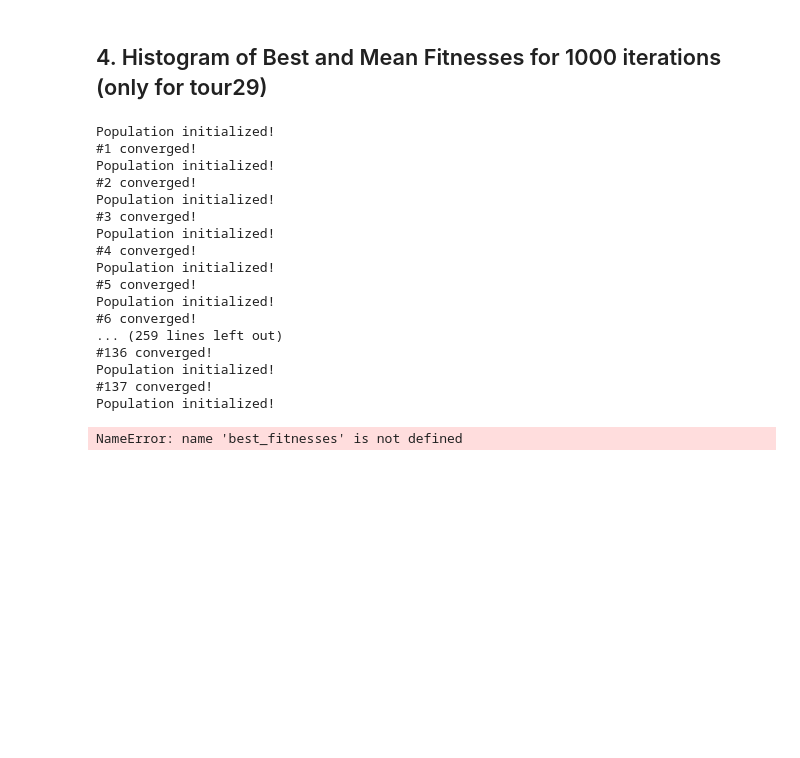
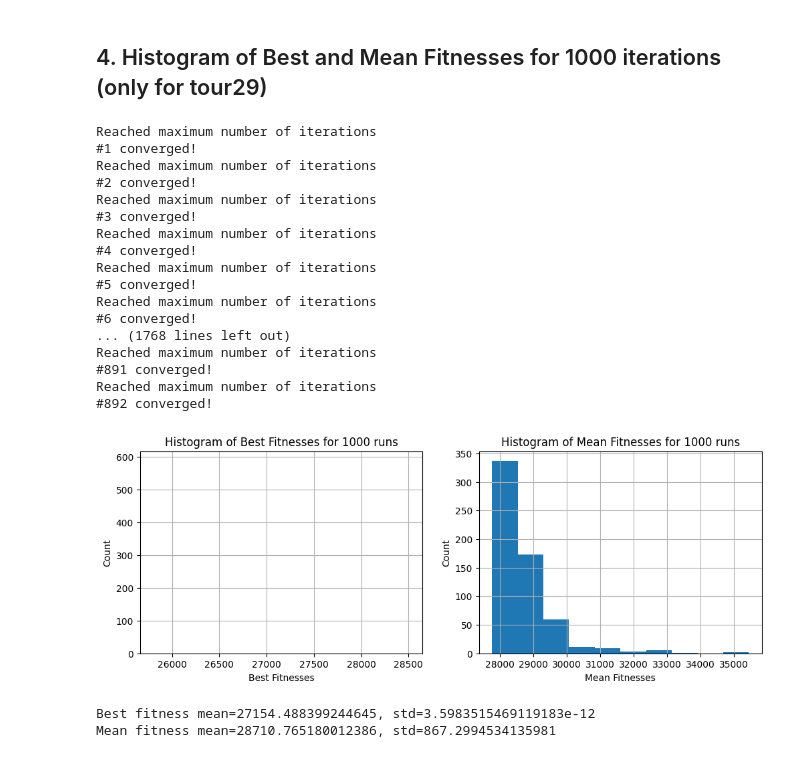
Before and after one commit to gkouros/gaev-mai-kuleuven, a Jupyter notebook: src/experiments.ipynb, the cells around one changed output. Drawn from its saved outputs; the diff is of its cells as text; code cells hidden in the pictures; blank space fills up the shorter version.

```diff
--- a/src/experiments.ipynb
+++ b/src/experiments.ipynb
@@ -108,11 +118,15 @@ mean_fitnesses = []
 
 while len(best_fitnesses) < 1000:
     reporter = Reporter(datasets[dataset_idx][:-4] + f'_{iter}')
-    ga = TSPEvolutionaryAlgorithm(distance_matrix, lambda_=100, mu=20, k=4,
+    ga = TSPEvolutionaryAlgorithm(distance_matrix, lambda_=10, mu=5, k=3,
                                   recombination_probability=0.9,
-                                  mutation_probability=0.1)
+                                  mutation_probability=0.1,
+                                  local_search_probability=1,#0.3,
+                                  mutation_strength=3,
+                                  fitness_sharing_alpha=1,
+                                  fitness_sharing_sigma=len(distance_matrix)//10)
 
-    while not ga.converged(improvement_criterion=True):
+    while not ga.converged(max_iterations=50):
         ga.update()
 
         # extract results of current generation
@@ -130,43 +144,54 @@ while len(best_fitnesses) < 1000:
 
 print(best_solution.route)
 # %% [output]
-Population initialized!
+Reached maximum number of iterations
 #1 converged!
-Population initialized!
+Reached maximum number of iterations
 #2 converged!
-Population initialized!
+Reached maximum number of iterations
 #3 converged!
-Population initialized!
+Reached maximum number of iterations
 #4 converged!
-Population initialized!
+Reached maximum number of iterations
 #5 converged!
-Population initialized!
+Reached maximum number of iterations
 #6 converged!
-... (259 lines left out)
-#136 converged!
-Population initialized!
-#137 converged!
-Population initialized!
+... (1768 lines left out)
+Reached maximum number of iterations
+#891 converged!
+Reached maximum number of iterations
+#892 converged!
 # %%
 from matplotlib import pyplot as plt
 
 def plot_histograms(best_fitnesses, mean_fitnesses):
     fig = plt.figure('Histograms of 1000 runs', figsize=(12,4), dpi= 100, facecolor='w', edgecolor='k')
     fig.add_subplot(1, 2, 1)
     fig.add_subplot(1, 2, 2)
     ax = fig.axes
     labels = ['Best Fitnesses', 'Mean Fitnesses']
 
     for idx in range(2):
         ax[idx].set_xlabel(labels[idx])
         ax[idx].set_ylabel("Count")
         ax[idx].set_title(f'Histogram of {labels[idx]} for 1000 runs')
         ax[idx].grid(True)
         ax[idx].hist([best_fitnesses, mean_fitnesses][idx], bins=10)
 
     plt.show()
 
 """ Plot the histograms """
 plot_histograms(best_fitnesses, mean_fitnesses)
+
+best_mean = np.mean(best_fitnesses)
+best_std = np.std(best_fitnesses)
+
+mean_mean = np.mean(mean_fitnesses)
+mean_std = np.std(mean_fitnesses)
+
+print(f'Best fitness mean={best_mean}, std={best_std}')
+print(f'Mean fitness mean={mean_mean}, std={mean_std}')
 # %% [output]
+[figure, added]
-NameError: name 'best_fitnesses' is not defined
+Best fitness mean=27154.488399244645, std=3.5983515469119183e-12
+Mean fitness mean=28710.765180012386, std=867.2994534135981
```
Also changed, not shown: parts of 4 cells of this notebook, 8 other files.
